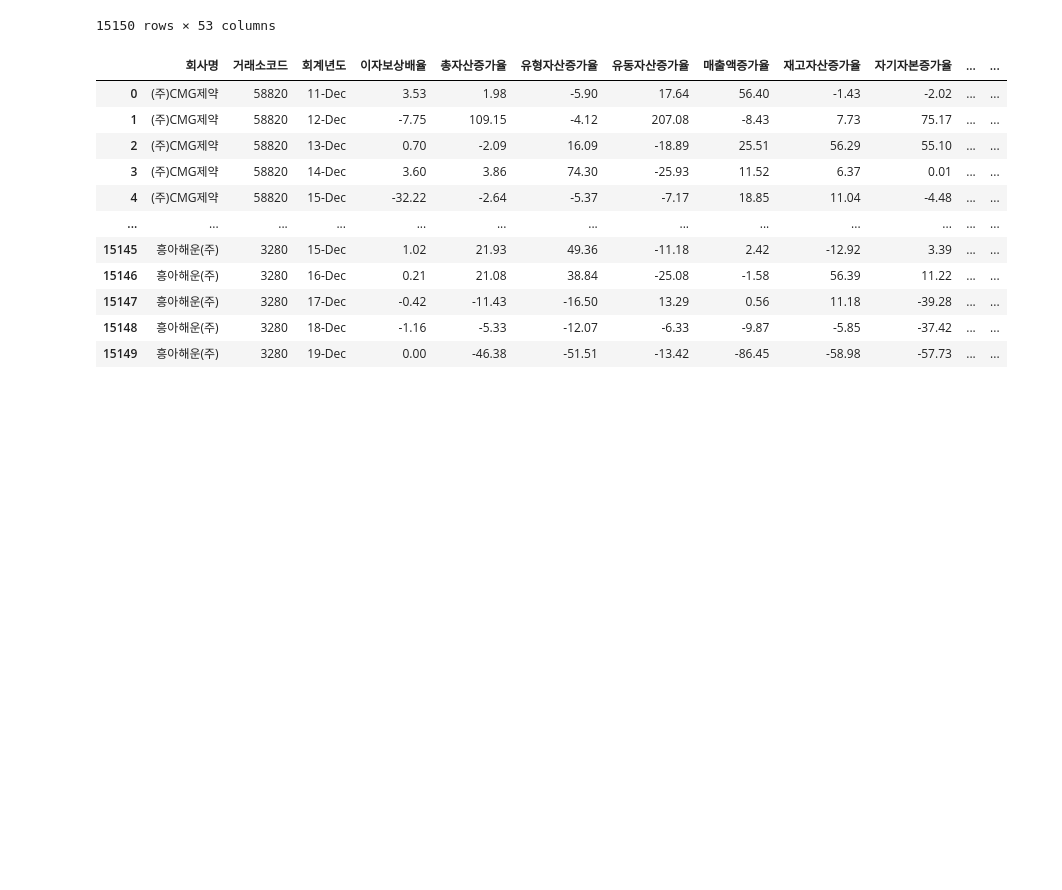
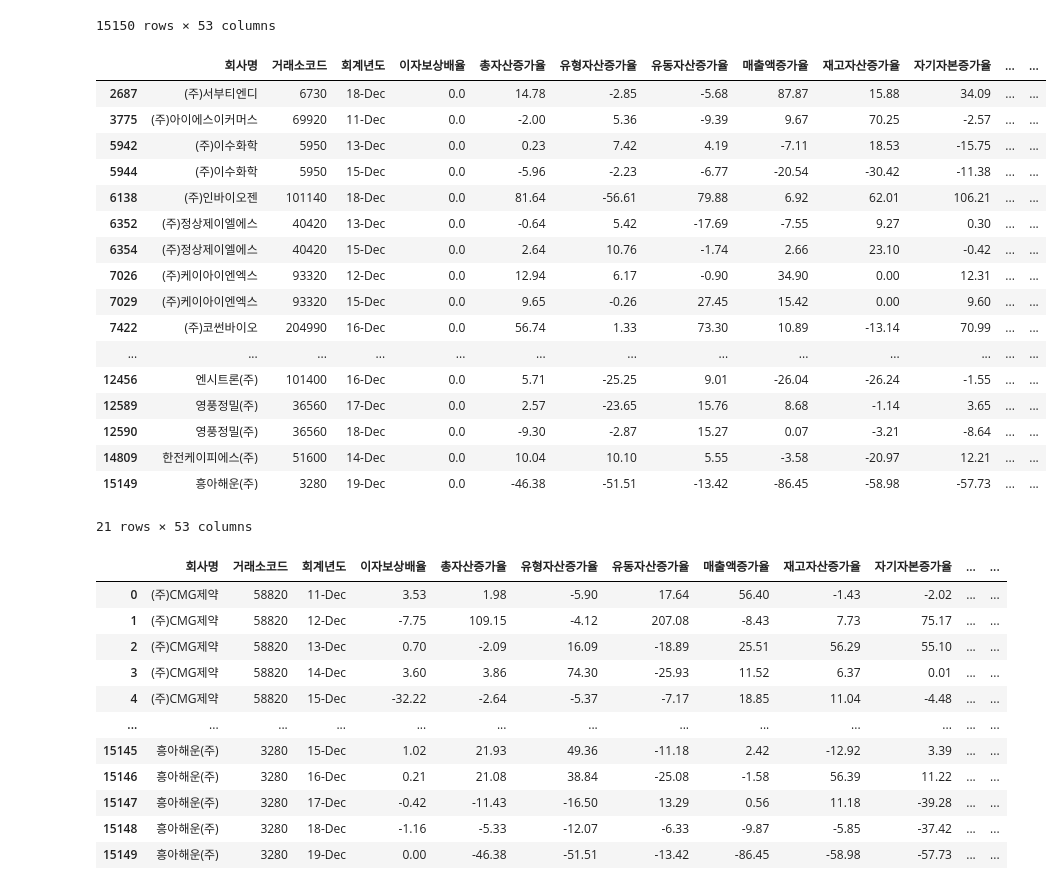
Before and after one commit to Penta-Audit-Technology/jh, a Jupyter notebook: 2011년전체데이터 copy.ipynb, the cells around one changed output. Saved outputs shown, nothing was run; the diff lists cells and outputs as text; code cells hidden in the pictures; blank space fills up the shorter version.

```diff
--- a/2011년전체데이터 copy.ipynb
+++ b/2011년전체데이터 copy.ipynb
@@ -20,6 +20,27 @@ df
 | 15148 | 흥아해운(주) | 3280 | 18-Dec | -1.16 | -5.33 | -12.07 | -6.33 | -9.87 | -5.85 | -37.42 | ... | ... |
 | 15149 | 흥아해운(주) | 3280 | 19-Dec | 0.00 | -46.38 | -51.51 | -13.42 | -86.45 | -58.98 | -57.73 | ... | ... |
 15150 rows × 53 columns
+# %%
+df[df['이자보상배율']==0]
+# %% [output]
+|  | 회사명 | 거래소코드 | 회계년도 | 이자보상배율 | 총자산증가율 | 유형자산증가율 | 유동자산증가율 | 매출액증가율 | 재고자산증가율 | 자기자본증가율 | ... | ... |
+| 2687 | (주)서부티엔디 | 6730 | 18-Dec | 0.0 | 14.78 | -2.85 | -5.68 | 87.87 | 15.88 | 34.09 | ... | ... |
+| 3775 | (주)아이에스이커머스 | 69920 | 11-Dec | 0.0 | -2.00 | 5.36 | -9.39 | 9.67 | 70.25 | -2.57 | ... | ... |
+| 5942 | (주)이수화학 | 5950 | 13-Dec | 0.0 | 0.23 | 7.42 | 4.19 | -7.11 | 18.53 | -15.75 | ... | ... |
+| 5944 | (주)이수화학 | 5950 | 15-Dec | 0.0 | -5.96 | -2.23 | -6.77 | -20.54 | -30.42 | -11.38 | ... | ... |
+| 6138 | (주)인바이오젠 | 101140 | 18-Dec | 0.0 | 81.64 | -56.61 | 79.88 | 6.92 | 62.01 | 106.21 | ... | ... |
+| 6352 | (주)정상제이엘에스 | 40420 | 13-Dec | 0.0 | -0.64 | 5.42 | -17.69 | -7.55 | 9.27 | 0.30 | ... | ... |
+| 6354 | (주)정상제이엘에스 | 40420 | 15-Dec | 0.0 | 2.64 | 10.76 | -1.74 | 2.66 | 23.10 | -0.42 | ... | ... |
+| 7026 | (주)케이아이엔엑스 | 93320 | 12-Dec | 0.0 | 12.94 | 6.17 | -0.90 | 34.90 | 0.00 | 12.31 | ... | ... |
+| 7029 | (주)케이아이엔엑스 | 93320 | 15-Dec | 0.0 | 9.65 | -0.26 | 27.45 | 15.42 | 0.00 | 9.60 | ... | ... |
+| 7422 | (주)코썬바이오 | 204990 | 16-Dec | 0.0 | 56.74 | 1.33 | 73.30 | 10.89 | -13.14 | 70.99 | ... | ... |
+| ... | ... | ... | ... | ... | ... | ... | ... | ... | ... | ... | ... | ... |
+| 12456 | 엔시트론(주) | 101400 | 16-Dec | 0.0 | 5.71 | -25.25 | 9.01 | -26.04 | -26.24 | -1.55 | ... | ... |
+| 12589 | 영풍정밀(주) | 36560 | 17-Dec | 0.0 | 2.57 | -23.65 | 15.76 | 8.68 | -1.14 | 3.65 | ... | ... |
+| 12590 | 영풍정밀(주) | 36560 | 18-Dec | 0.0 | -9.30 | -2.87 | 15.27 | 0.07 | -3.21 | -8.64 | ... | ... |
+| 14809 | 한전케이피에스(주) | 51600 | 14-Dec | 0.0 | 10.04 | 10.10 | 5.55 | -3.58 | -20.97 | 12.21 | ... | ... |
+| 15149 | 흥아해운(주) | 3280 | 19-Dec | 0.0 | -46.38 | -51.51 | -13.42 | -86.45 | -58.98 | -57.73 | ... | ... |
+21 rows × 53 columns
 # %%
 df['이자보상배율'] = df['이자보상배율'].astype(float)
 df
```
Also changed, not shown: parts of 18 cells of this notebook, 5 other files.
